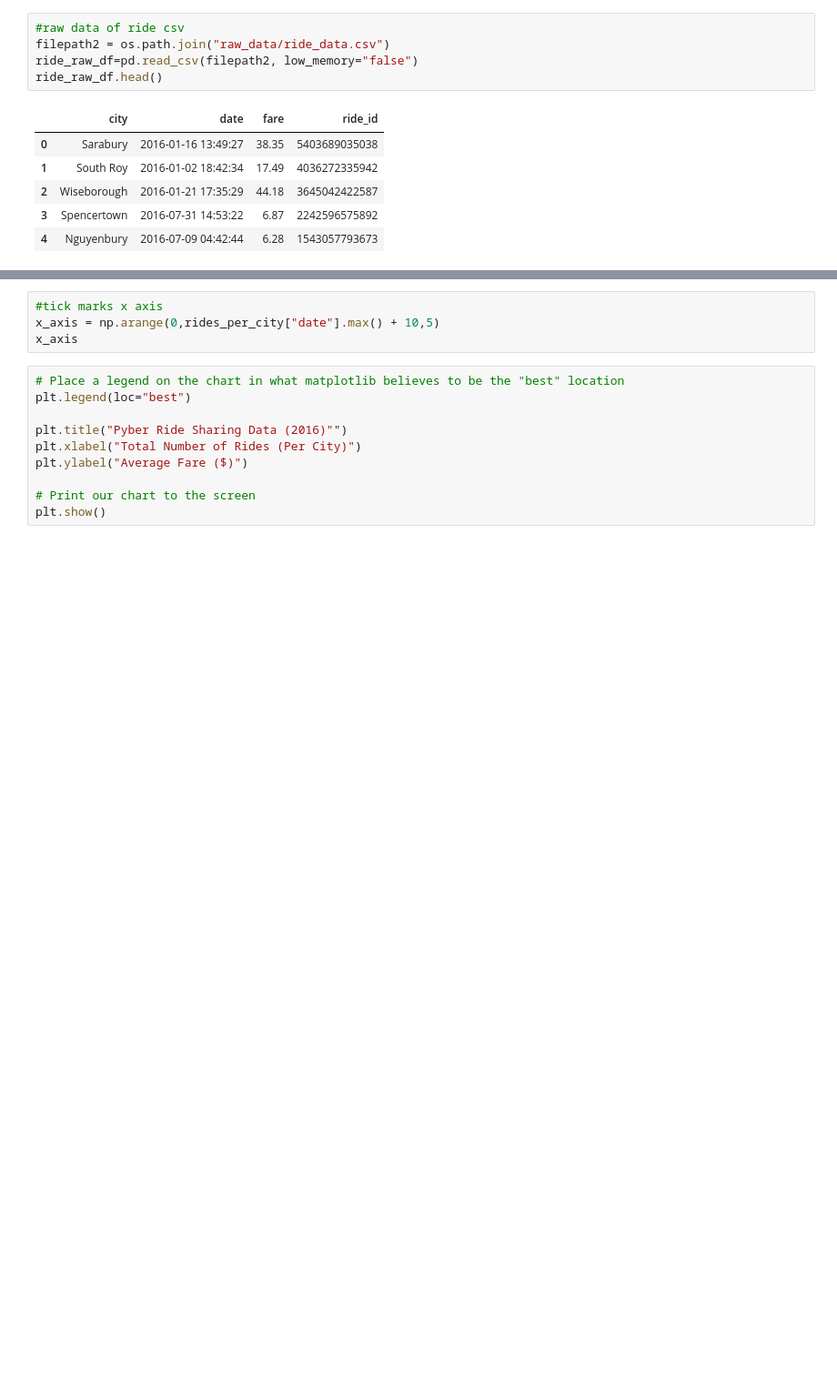
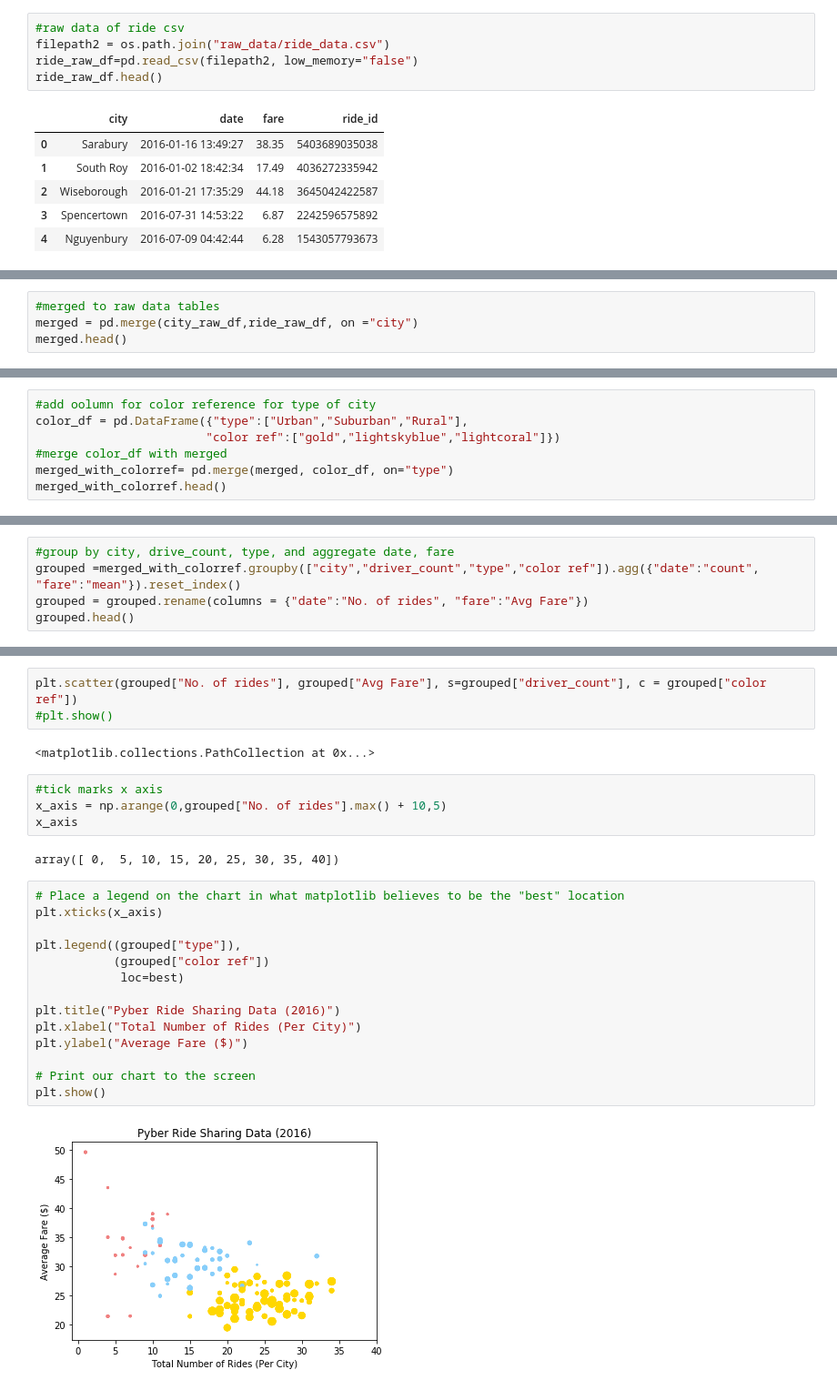
Before and after one commit to wendywalsh/Matplotlib_viz, a Jupyter notebook: Instructions/Pyber/Pyber_Walsh.ipynb, the cells around one changed output, grey strips where cells are left out. Shown: that part at 91% size. Saved outputs shown, nothing was run; the diff lists cells and outputs as text; blank space fills up the shorter version.

```diff
--- a/Instructions/Pyber/Pyber_Walsh.ipynb
+++ b/Instructions/Pyber/Pyber_Walsh.ipynb
@@ -142,0 +50,4 @@ plt.show()
+# %%
+#merged to raw data tables
+merged = pd.merge(city_raw_df,ride_raw_df, on ="city")
+merged.head()
@@ -142,0 +61,7 @@ plt.show()
+# %%
+#add oolumn for color reference for type of city
+color_df = pd.DataFrame({"type":["Urban","Suburban","Rural"],
+                        "color ref":["gold","lightskyblue","lightcoral"]})
+#merge color_df with merged
+merged_with_colorref= pd.merge(merged, color_df, on="type")
+merged_with_colorref.head()
@@ -142,0 +75,5 @@ plt.show()
+# %%
+#group by city, drive_count, type, and aggregate date, fare
+grouped =merged_with_colorref.groupby(["city","driver_count","type","color ref"]).agg({"date":"count", "fare":"mean"}).reset_index()
+grouped = grouped.rename(columns = {"date":"No. of rides", "fare":"Avg Fare"})
+grouped.head()
@@ -143,14 +87,27 @@ plt.show()
+# %%
+plt.scatter(grouped["No. of rides"], grouped["Avg Fare"], s=grouped["driver_count"], c = grouped["color ref"])
+#plt.show()
+# %% [output]
+<matplotlib.collections.PathCollection at 0x...>
 # %%
 #tick marks x axis
-x_axis = np.arange(0,rides_per_city["date"].max() + 10,5)
+x_axis = np.arange(0,grouped["No. of rides"].max() + 10,5)
 x_axis
+# %% [output]
+array([ 0,  5, 10, 15, 20, 25, 30, 35, 40])
 # %%
 # Place a legend on the chart in what matplotlib believes to be the "best" location
-plt.legend(loc="best")
+plt.xticks(x_axis)
 
-plt.title("Pyber Ride Sharing Data (2016)"")
+plt.legend((grouped["type"]),
+           (grouped["color ref"])
+            loc=best)
+
+plt.title("Pyber Ride Sharing Data (2016)")
 plt.xlabel("Total Number of Rides (Per City)")
 plt.ylabel("Average Fare ($)")
 
 # Print our chart to the screen
 plt.show()
+# %% [output]
+[figure, added]
```
Also changed, not shown: parts of 13 cells of this notebook.
